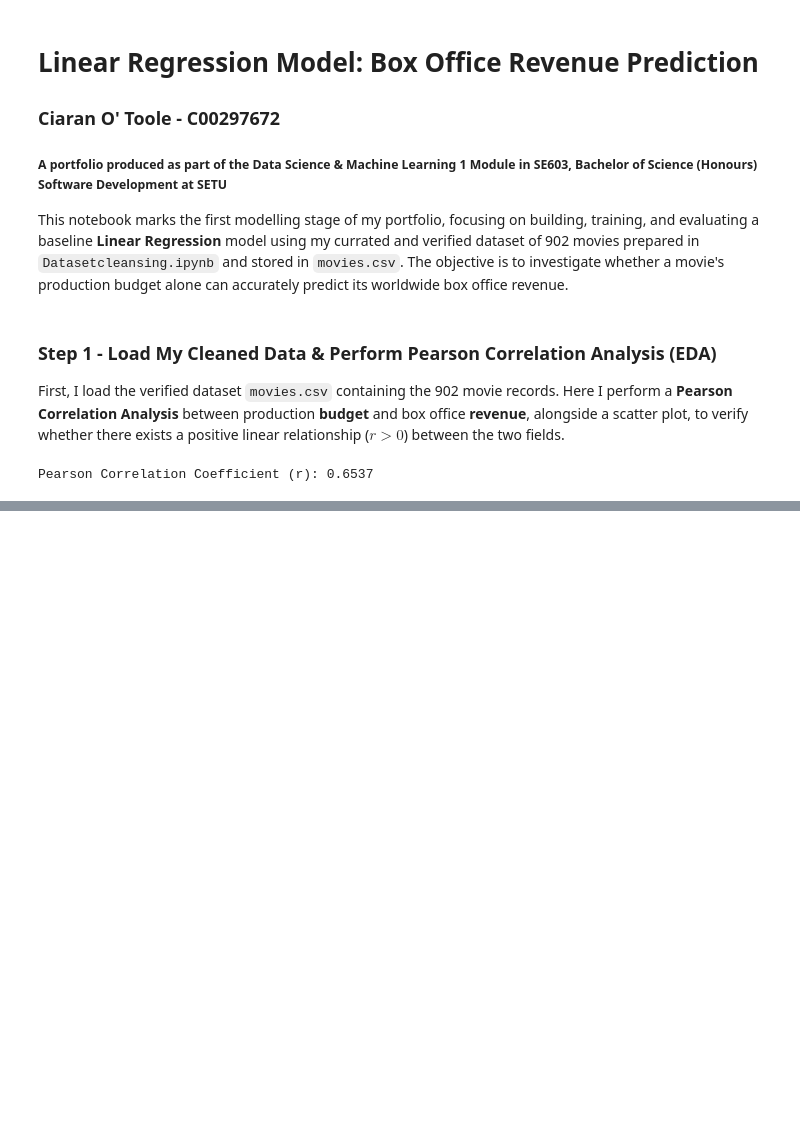
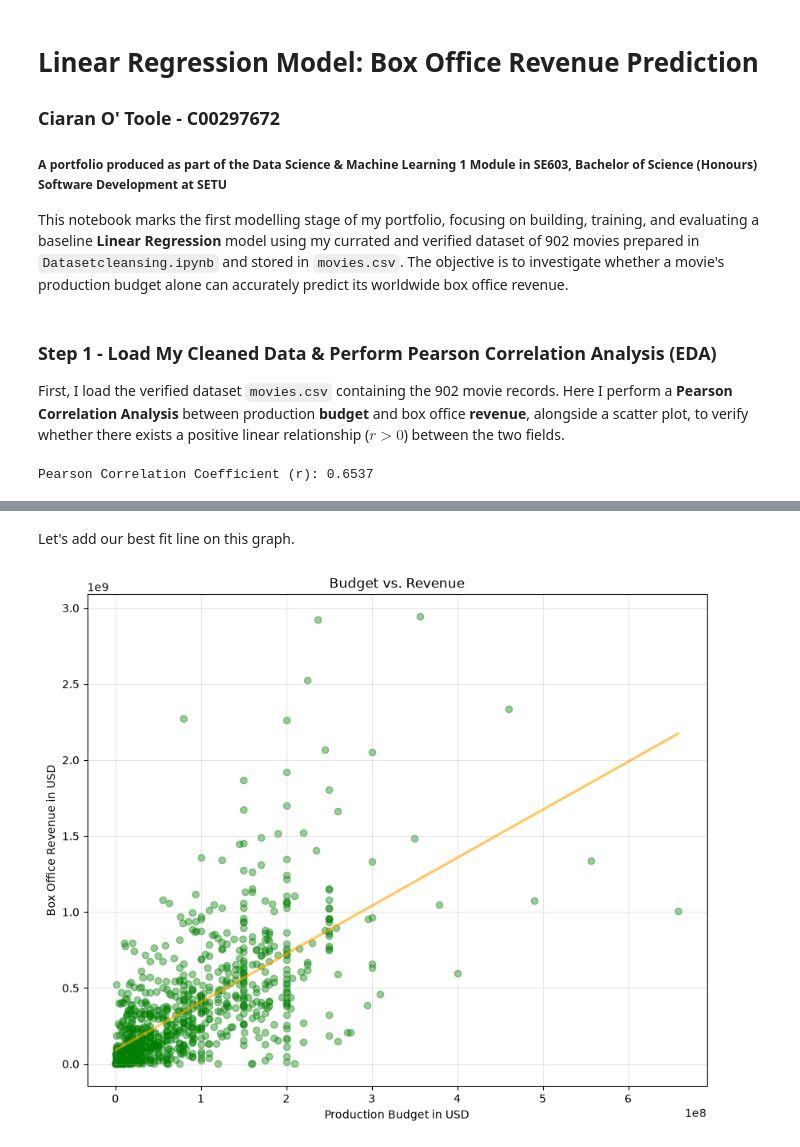
Before and after one commit to phqsmophobia/Data-Science-Portfolio-On-Movies, a Jupyter notebook: LinearRegression.ipynb, the cells around one changed output, grey strips where cells are left out. Cells and saved outputs as stored; diff of their text form; code cells hidden in the pictures; blank space fills up the shorter version.

```diff
--- a/LinearRegression.ipynb
+++ b/LinearRegression.ipynb
@@ -28,0 +32,15 @@ plot.show()
+# %% [markdown]
+Let's add our best fit line on this graph.
+# %%
+slope, yb = np.polyfit(movies["budget"], movies["revenue"], 1)
+
+plot.figure(figsize=(10, 8))
+plot.scatter(movies["budget"], movies["revenue"], alpha=0.4, color="green")
+plot.plot(movies["budget"], slope * movies["budget"] + yb, alpha=0.6, color="orange", linewidth=2)
+plot.title("Budget vs. Revenue")
+plot.xlabel("Production Budget in USD")
+plot.ylabel("Box Office Revenue in USD")
+plot.grid(True, alpha=0.3)
+plot.show()
+# %% [output]
+[figure, added]
```
Also changed, not shown: parts of 2 cells of this notebook.
